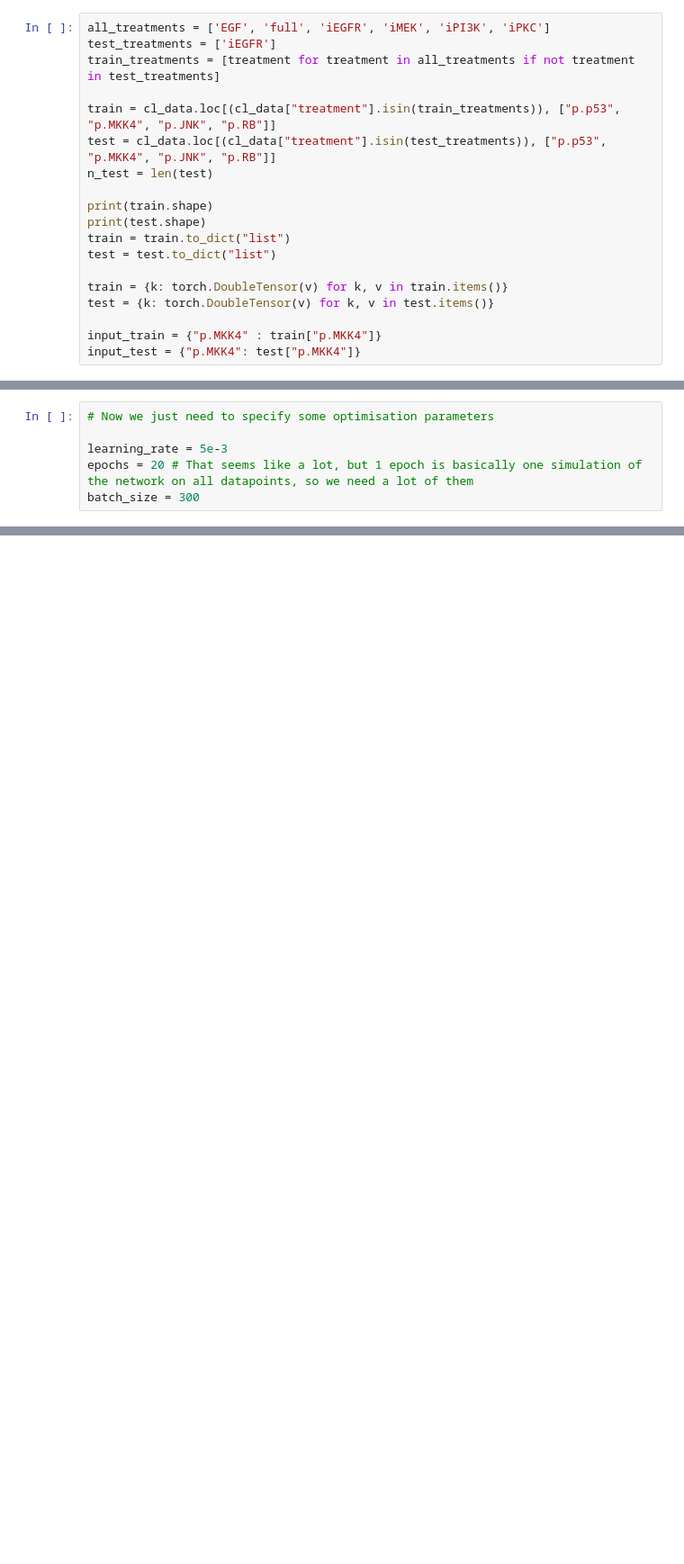
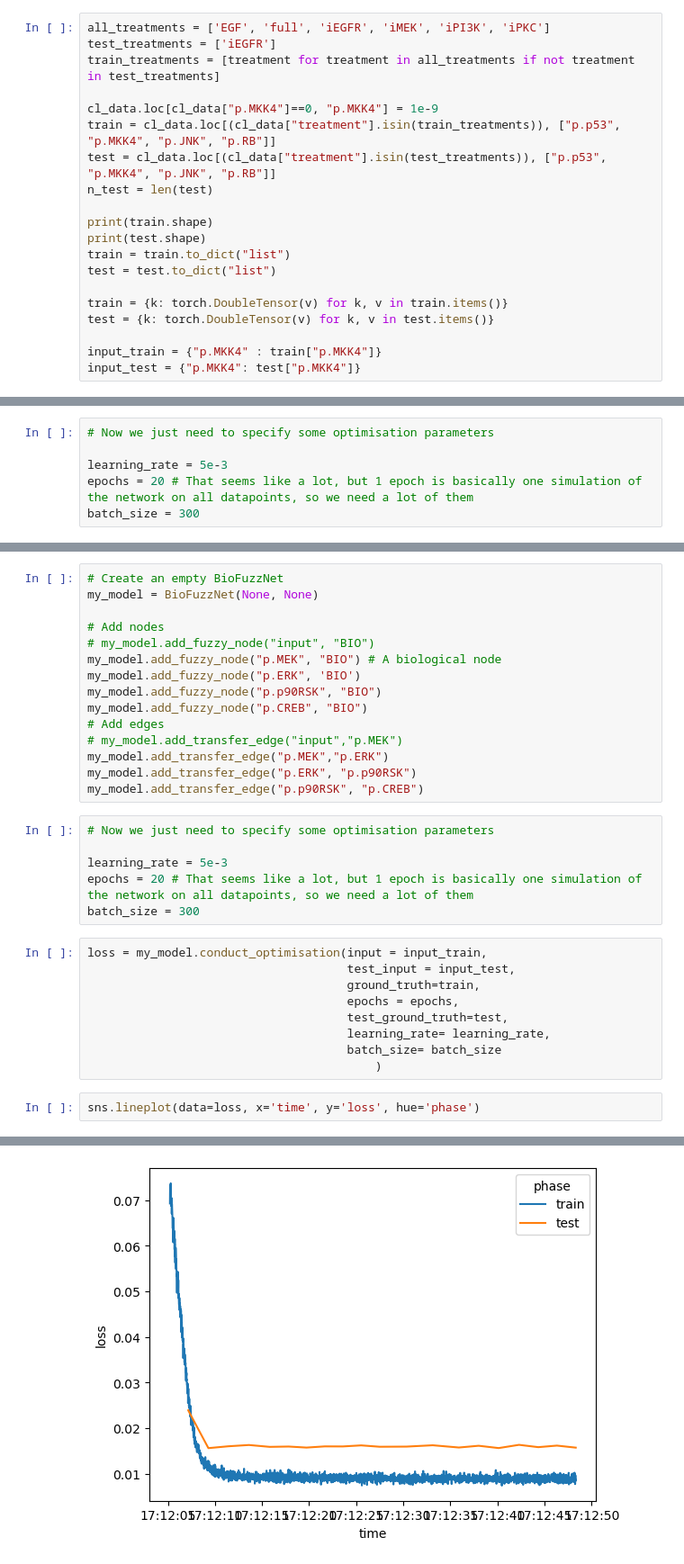
Before and after one commit to c-legac/biofuzznet, a Jupyter notebook: Notebooks/20230310_Linear_cascade_DREAM.ipynb, the cells around one changed output, grey strips where cells are left out. Shown: that part at 90% size. Drawn from its saved outputs; the diff is of its cells as text; blank space fills up the shorter version.

```diff
--- a/Notebooks/20230310_Linear_cascade_DREAM.ipynb
+++ b/Notebooks/20230310_Linear_cascade_DREAM.ipynb
@@ -168,6 +228,7 @@ all_treatments = ['EGF', 'full', 'iEGFR', 'iMEK', 'iPI3K', 'iPKC']
 test_treatments = ['iEGFR']
 train_treatments = [treatment for treatment in all_treatments if not treatment in test_treatments]
 
+cl_data.loc[cl_data["p.MKK4"]==0, "p.MKK4"] = 1e-9
 train = cl_data.loc[(cl_data["treatment"].isin(train_treatments)), ["p.p53", "p.MKK4", "p.JNK", "p.RB"]]
 test = cl_data.loc[(cl_data["treatment"].isin(test_treatments)), ["p.p53", "p.MKK4", "p.JNK", "p.RB"]]
 n_test = len(test)
@@ -370,0 +425,33 @@ NameError: name 'loss' is not defined
+# %%
+# Create an empty BioFuzzNet
+my_model = BioFuzzNet(None, None)
+
+# Add nodes
+# my_model.add_fuzzy_node("input", "BIO")
+my_model.add_fuzzy_node("p.MEK", "BIO") # A biological node
+my_model.add_fuzzy_node("p.ERK", 'BIO')
+my_model.add_fuzzy_node("p.p90RSK", "BIO")
+my_model.add_fuzzy_node("p.CREB", "BIO")
+# Add edges
+# my_model.add_transfer_edge("input","p.MEK")
+my_model.add_transfer_edge("p.MEK","p.ERK")
+my_model.add_transfer_edge("p.ERK", "p.p90RSK")
+my_model.add_transfer_edge("p.p90RSK", "p.CREB")
+# %%
+# Now we just need to specify some optimisation parameters
+
+learning_rate = 5e-3
+epochs = 20 # That seems like a lot, but 1 epoch is basically one simulation of the network on all datapoints, so we need a lot of them
+batch_size = 300
+# %%
+loss = my_model.conduct_optimisation(input = input_train,
+                                     test_input = input_test,
+                                     ground_truth=train,
+                                     epochs = epochs,
+                                     test_ground_truth=test,
+                                     learning_rate= learning_rate,
+                                     batch_size= batch_size
+                                         )
+# %%
+sns.lineplot(data=loss, x='time', y='loss', hue='phase')
+# %% [output]
@@ -370,0 +459 @@ NameError: name 'loss' is not defined
+[figure, added]
```
Also changed, not shown: parts of 40 cells of this notebook, 7 other files.
